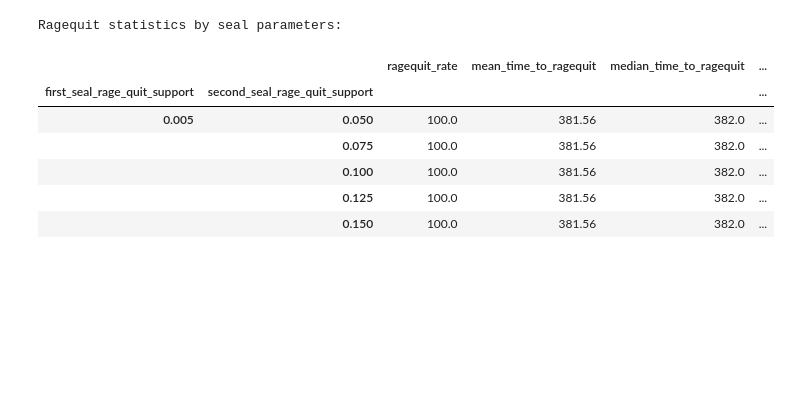
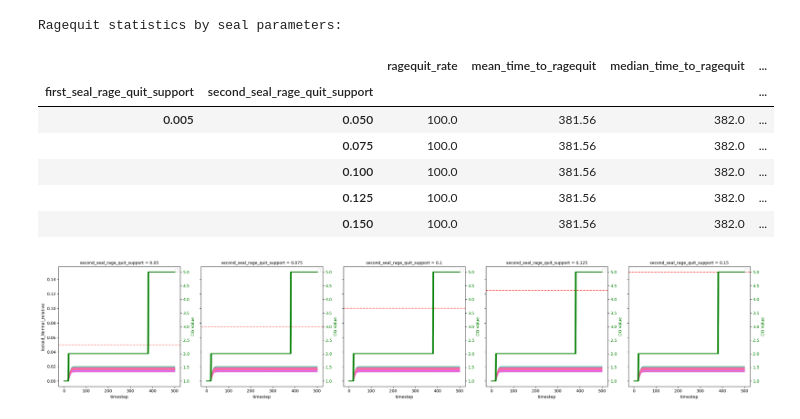
Before and after one commit to collectif-dao/dg-research, a Jupyter notebook: experiments/notebooks/clean_notebook_seal_study.ipynb, the cells around one changed output. Saved outputs shown, nothing was run; the diff lists cells and outputs as text; code cells hidden in the pictures; blank space fills up the shorter version.

```diff
--- a/experiments/notebooks/clean_notebook_seal_study.ipynb
+++ b/experiments/notebooks/clean_notebook_seal_study.ipynb
@@ -175,3 +223,58 @@ Ragequit statistics by seal parameters:
 |  | 0.100 | 100.0 | 381.56 | 382.0 | ... |
 |  | 0.125 | 100.0 | 381.56 | 382.0 | ... |
 |  | 0.150 | 100.0 | 381.56 | 382.0 | ... |
+# %%
+ragequit_timestep_data_df_full_with_params = ragequit_timestep_data_df_full.merge(ragequit_start_data_df_full, on='run_id', how='left')
+ragequit_timestep_data_df_full_with_params['run_str'] = ragequit_timestep_data_df_full_with_params['run_id'].astype(str)
+# Get the initial balance for each run_id
+initial_balances = ragequit_timestep_data_df_full_with_params[
+    ragequit_timestep_data_df_full_with_params['timestep'] == 1
+][['run_id', 'actors_total_balance']].set_index('run_id')
+
+# Create the relative column by dividing by the corresponding initial balance
+ragequit_timestep_data_df_full_with_params['locked_Normal_relative'] = (
+    ragequit_timestep_data_df_full_with_params['locked_Normal'] /
+    ragequit_timestep_data_df_full_with_params['run_id'].map(initial_balances['actors_total_balance'])
+)
+# Create the main plot
+g = sns.relplot(ragequit_timestep_data_df_full_with_params,
+                x='timestep',
+                y='locked_Normal_relative',
+                col='second_seal_rage_quit_support',
+                kind='line',
+                estimator=None,
+                hue='run_str', legend=False)
+
+# Add horizontal lines and secondary axis for each subplot
+for ax, seal_value in zip(g.axes.flat, g.col_names):
+    # Add the horizontal threshold line
+    ax.axhline(y=float(seal_value),
+               color='red',
+               linestyle='--',
+               alpha=0.7,
+               label=f'Seal threshold: {float(seal_value):.3f}')
+
+    # Create secondary y-axis
+    ax2 = ax.twinx()
+
+    # Plot DG value on secondary axis
+    subset = ragequit_timestep_data_df_full_with_params[
+        ragequit_timestep_data_df_full_with_params['second_seal_rage_quit_support'] == float(seal_value)
+    ]
+    for run_str in subset['run_str'].unique():
+        run_str_data = subset[subset['run_str'] == run_str]
+        ax2.plot(run_str_data['timestep'],
+                run_str_data['dg_state_value'],
+                color='green',
+                alpha=0.3)
+
+    # Customize secondary axis
+    ax2.set_ylabel('DG Value', color='green')
+    ax2.tick_params(axis='y', labelcolor='green')
+
+    # Add legends
+    ax.legend([], [])
+
+plt.tight_layout()
+# %% [output]
+[figure, added]
```
Also changed, not shown: parts of 3 cells of this notebook.
